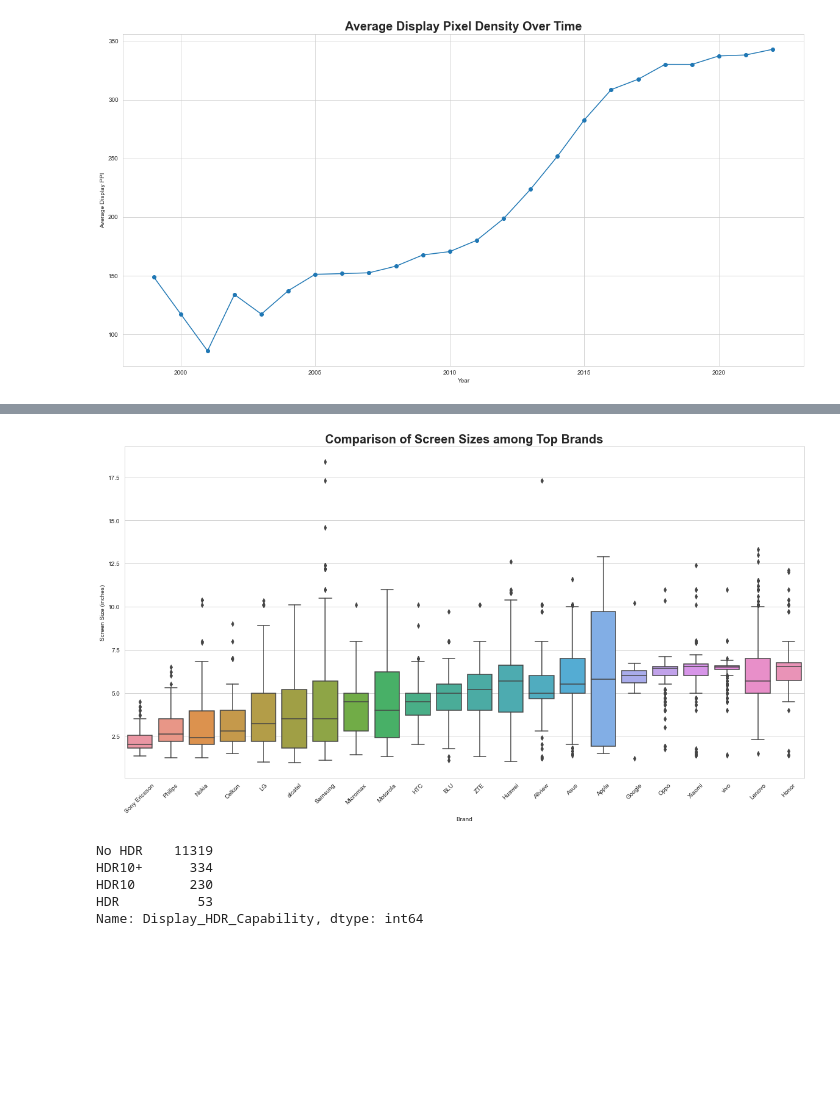
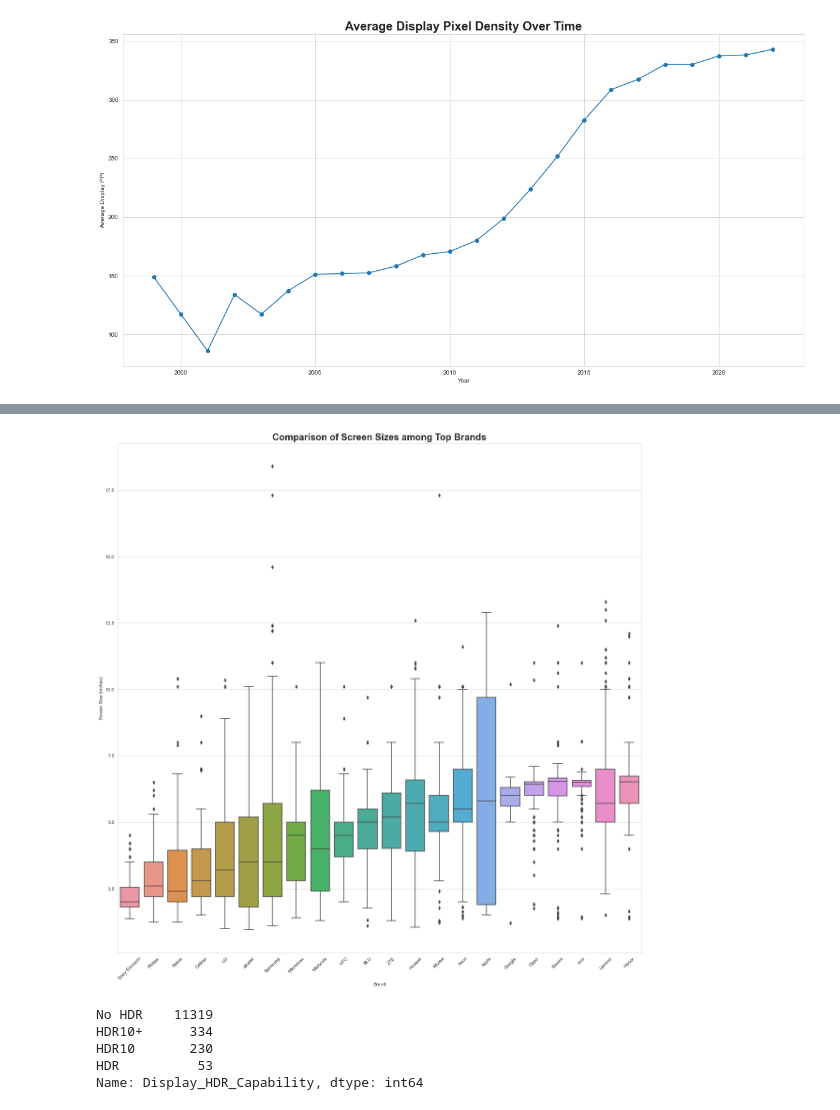
Before and after one commit to AlbertHunduza/Smartphone-Project, a Jupyter notebook: Overview and Analysis.ipynb, the cells around one changed output, grey strips where cells are left out. Drawn from its saved outputs; the diff is of its cells as text; code cells hidden in the pictures; blank space fills up the shorter version.

```diff
--- a/Overview and Analysis.ipynb
+++ b/Overview and Analysis.ipynb
@@ -653,29 +652,29 @@ plt.show()
 # %%
 # Filter out non-numeric and "Not Specified" or "Not Measured" values
 numeric_data = top_brand_data.replace(['Not Specified', 'Not Measured'], float('NaN'))
 numeric_data['Display_Size_(inches)'] = numeric_data['Display_Size_(inches)'].apply(pd.to_numeric, errors='coerce')
 
 # Set the figure size
-plt.figure(figsize=(20, 10))
+plt.figure(figsize=(20, 20))
 
 # Define the order of brands based on their average screen size
 brand_order = numeric_data.groupby('Brand')['Display_Size_(inches)'].mean().dropna().sort_values().index
 
 # Create the boxplot
 sns.boxplot(x='Brand', y='Display_Size_(inches)', data=numeric_data, order=brand_order)
 
 # Set the x-axis label, y-axis label, and title
 plt.xlabel('Brand')
 plt.ylabel('Screen Size (inches)')
 plt.title('Comparison of Screen Sizes among Top Brands', fontsize=20, weight='bold')
 
 # Rotate the x-axis labels for better readability
 plt.xticks(rotation=45)
 
 # Show the plot
 plt.show()
 # %% [output]
-[figure, old version]
+[figure, new version]
 # %%
 cleaned_gsm_arena_data['Display_HDR_Capability'].value_counts()
 # %% [output]
```
Also changed, not shown: parts of 76 cells of this notebook.
